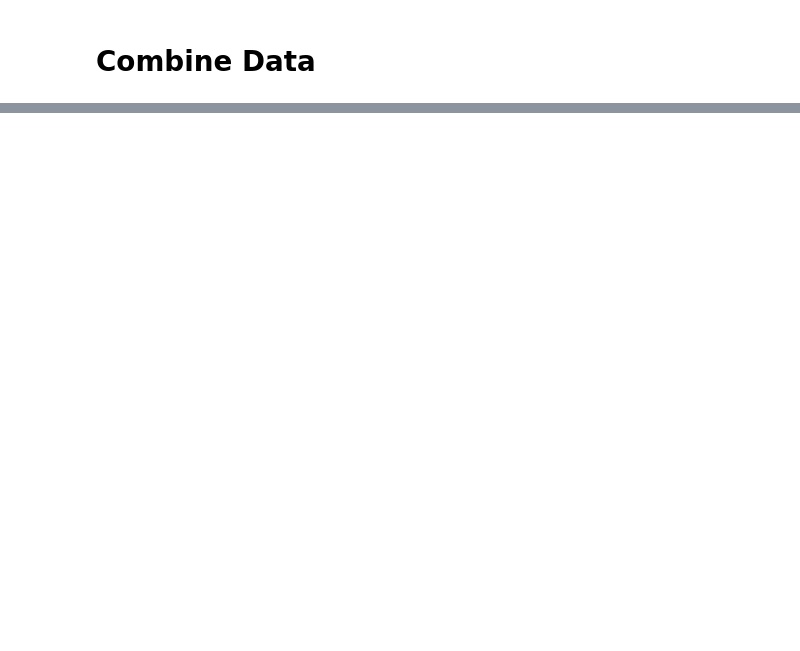
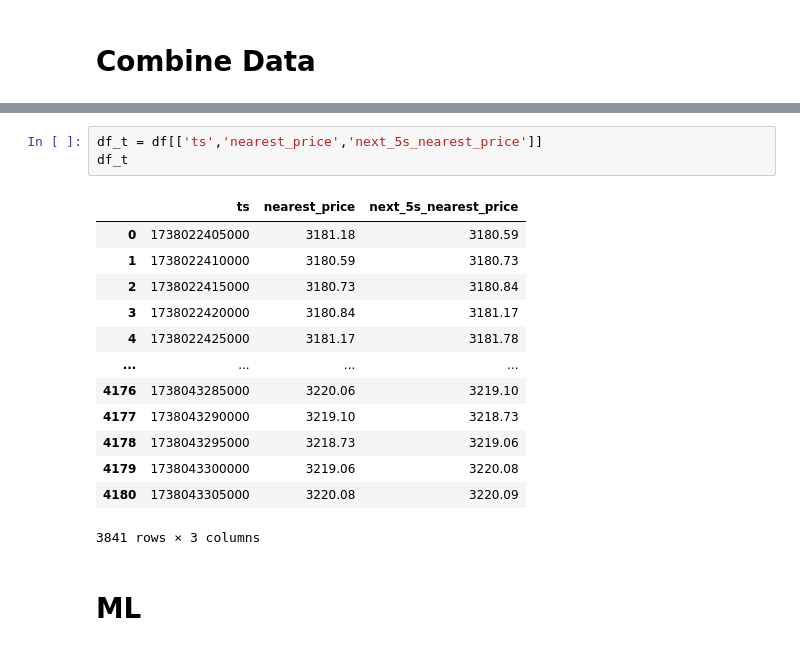
Before and after one commit to rheza-bitwyre/local-share-2, a Jupyter notebook: 06_trades_and_orderbooks/03_explore_ob_and_aggtrades.ipynb, the cells around one changed output, grey strips where cells are left out. Drawn from its saved outputs; the diff is of its cells as text; blank space fills up the shorter version.

```diff
--- a/06_trades_and_orderbooks/03_explore_ob_and_aggtrades.ipynb
+++ b/06_trades_and_orderbooks/03_explore_ob_and_aggtrades.ipynb
@@ -50,0 +79,19 @@ df_at
+# %%
+df_t = df[['ts','nearest_price','next_5s_nearest_price']]
+df_t
+# %% [output]
+|  | ts | nearest_price | next_5s_nearest_price |
+| 0 | 1738022405000 | 3181.18 | 3180.59 |
+| 1 | 1738022410000 | 3180.59 | 3180.73 |
+| 2 | 1738022415000 | 3180.73 | 3180.84 |
+| 3 | 1738022420000 | 3180.84 | 3181.17 |
+| 4 | 1738022425000 | 3181.17 | 3181.78 |
+| ... | ... | ... | ... |
+| 4176 | 1738043285000 | 3220.06 | 3219.10 |
+| 4177 | 1738043290000 | 3219.10 | 3218.73 |
+| 4178 | 1738043295000 | 3218.73 | 3219.06 |
+| 4179 | 1738043300000 | 3219.06 | 3220.08 |
+| 4180 | 1738043305000 | 3220.08 | 3220.09 |
+3841 rows × 3 columns
+# %% [markdown]
+# ML
```
Also changed, not shown: parts of 5 cells of this notebook, 4 other files.
